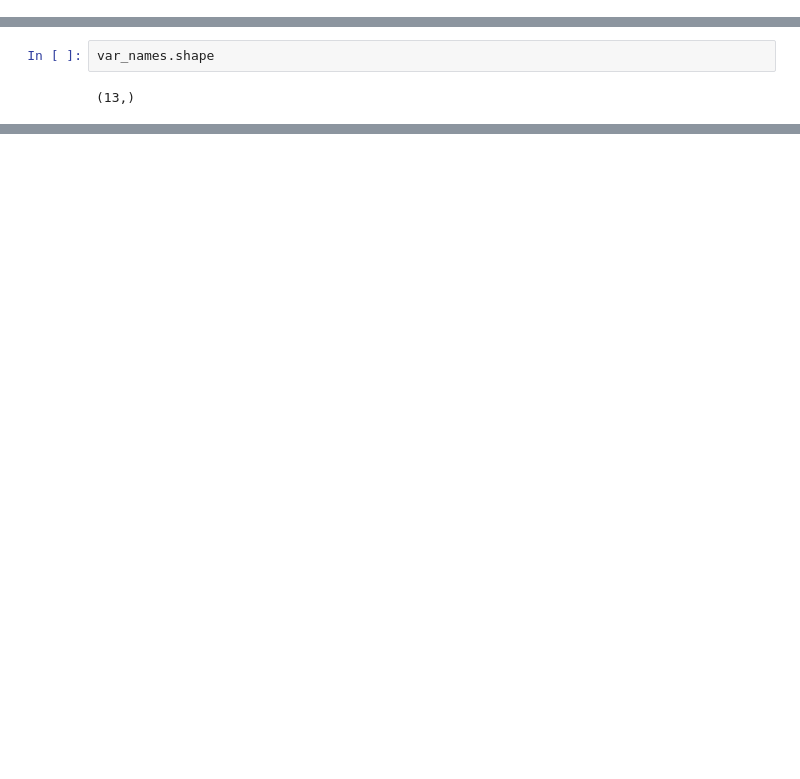
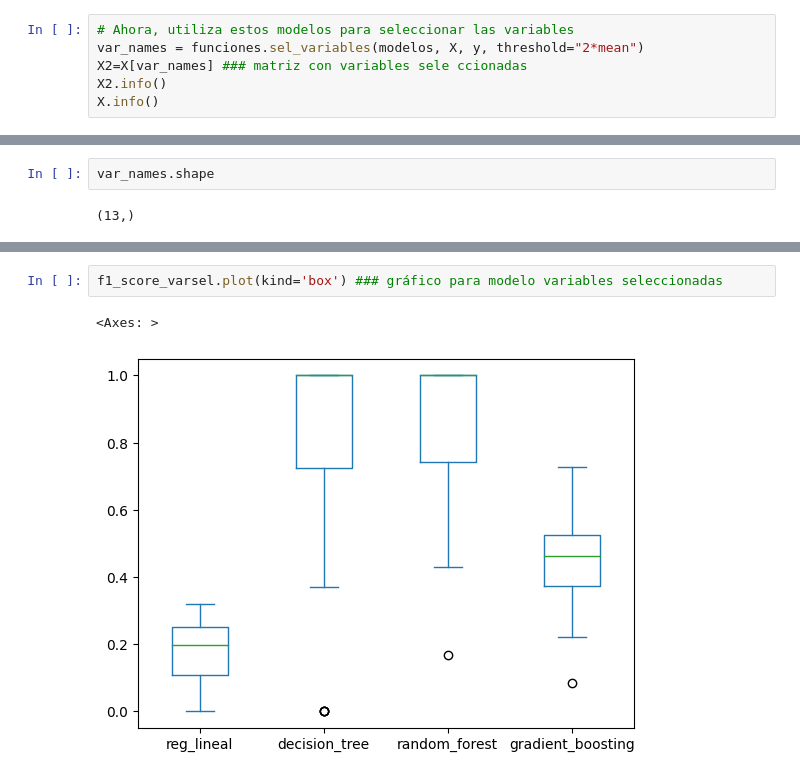
Before and after one commit to Laurahg22/Trabajo-analitica-RH, a Jupyter notebook: d_modelos.ipynb, the cells around one changed output, grey strips where cells are left out. Drawn from its saved outputs; the diff is of its cells as text; blank space fills up the shorter version.

```diff
--- a/d_modelos.ipynb
+++ b/d_modelos.ipynb
@@ -130,0 +121,6 @@ var_names = funciones.sel_variables(modelos, X_features, y, threshold="2*mean")
+# %%
+# Ahora, utiliza estos modelos para seleccionar las variables
+var_names = funciones.sel_variables(modelos, X, y, threshold="2*mean")
+X2=X[var_names] ### matriz con variables sele ccionadas
+X2.info()
+X.info()
@@ -142,0 +185,5 @@ array(['Age', 'BusinessTravel_Travel_Frequently', 'DistanceFromHome',
+# %%
+f1_score_varsel.plot(kind='box') ### gráfico para modelo variables seleccionadas
+# %% [output]
+<Axes: >
+[figure, added]
```
Also changed, not shown: parts of 28 cells of this notebook.
